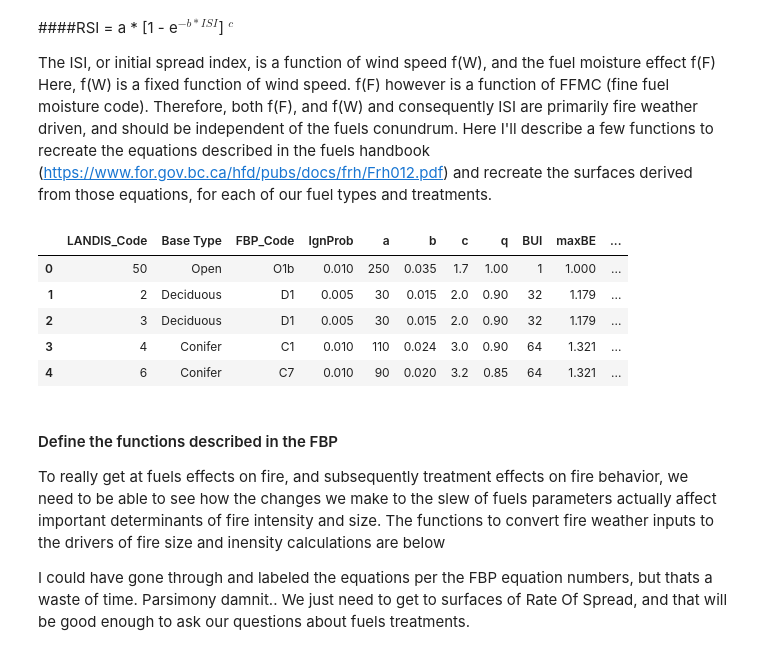
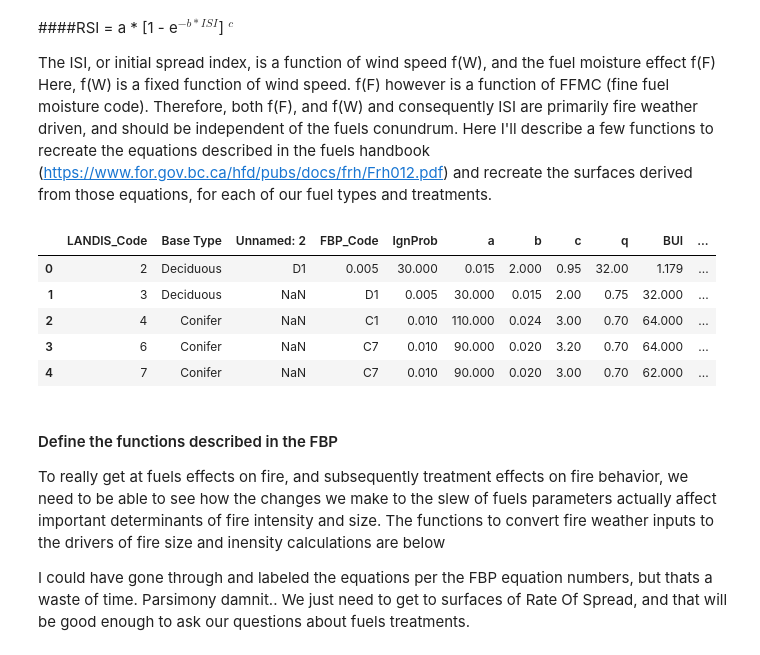
Before and after one commit to djkrofch/DinkeyCreek, a Jupyter notebook: Fuels_Treatment_Parameterization.ipynb, the cells around one changed output. Drawn from its saved outputs; the diff is of its cells as text; code cells hidden in the pictures.

```diff
--- a/Fuels_Treatment_Parameterization.ipynb
+++ b/Fuels_Treatment_Parameterization.ipynb
@@ -22,20 +22,21 @@ Here, f(W) is a fixed function of wind speed. f(F) however is a function of FFMC
 # %%
 # Read in fire weather data for Dinkey, freshly minted
 fireWeather = pd.read_csv('Z:\DinkeyFW_Historic.csv')
 
 # Read in a modified fuels spreadsheet
 #(more or less copied out of the Dynamic Fire and Fuels param file.)
 DinkeyFuels = pd.read_csv('Z:\DinkeyFuels.csv')
+DinkeyFuels = pd.read_csv('Z:\ShuangFuels.csv')
 
 # Here's the format for the fuels param file
 DinkeyFuels.head()
 # %% [output]
-|  | LANDIS_Code | Base Type | FBP_Code | IgnProb | a | b | c | q | BUI | maxBE | ... |
-| 0 | 50 | Open | O1b | 0.010 | 250 | 0.035 | 1.7 | 1.00 | 1 | 1.000 | ... |
-| 1 | 2 | Deciduous | D1 | 0.005 | 30 | 0.015 | 2.0 | 0.90 | 32 | 1.179 | ... |
-| 2 | 3 | Deciduous | D1 | 0.005 | 30 | 0.015 | 2.0 | 0.90 | 32 | 1.179 | ... |
-| 3 | 4 | Conifer | C1 | 0.010 | 110 | 0.024 | 3.0 | 0.90 | 64 | 1.321 | ... |
-| 4 | 6 | Conifer | C7 | 0.010 | 90 | 0.020 | 3.2 | 0.85 | 64 | 1.321 | ... |
+|  | LANDIS_Code | Base Type | Unnamed: 2 | FBP_Code | IgnProb | a | b | c | q | BUI | ... |
+| 0 | 2 | Deciduous | D1 | 0.005 | 30.000 | 0.015 | 2.000 | 0.95 | 32.00 | 1.179 | ... |
+| 1 | 3 | Deciduous | NaN | D1 | 0.005 | 30.000 | 0.015 | 2.00 | 0.75 | 32.000 | ... |
+| 2 | 4 | Conifer | NaN | C1 | 0.010 | 110.000 | 0.024 | 3.00 | 0.70 | 64.000 | ... |
+| 3 | 6 | Conifer | NaN | C7 | 0.010 | 90.000 | 0.020 | 3.20 | 0.70 | 64.000 | ... |
+| 4 | 7 | Conifer | NaN | C7 | 0.010 | 90.000 | 0.020 | 3.00 | 0.70 | 62.000 | ... |
 # %% [markdown]
 #### Define the functions described in the FBP
 To really get at fuels effects on fire, and subsequently treatment effects on fire behavior, we need to be able to see how the changes we make to the slew of fuels parameters actually affect important determinants of fire intensity and size. The functions to convert fire weather inputs to the drivers of fire size and inensity calculations are below
```
Also changed, not shown: parts of 2 cells of this notebook, 1 other file.
